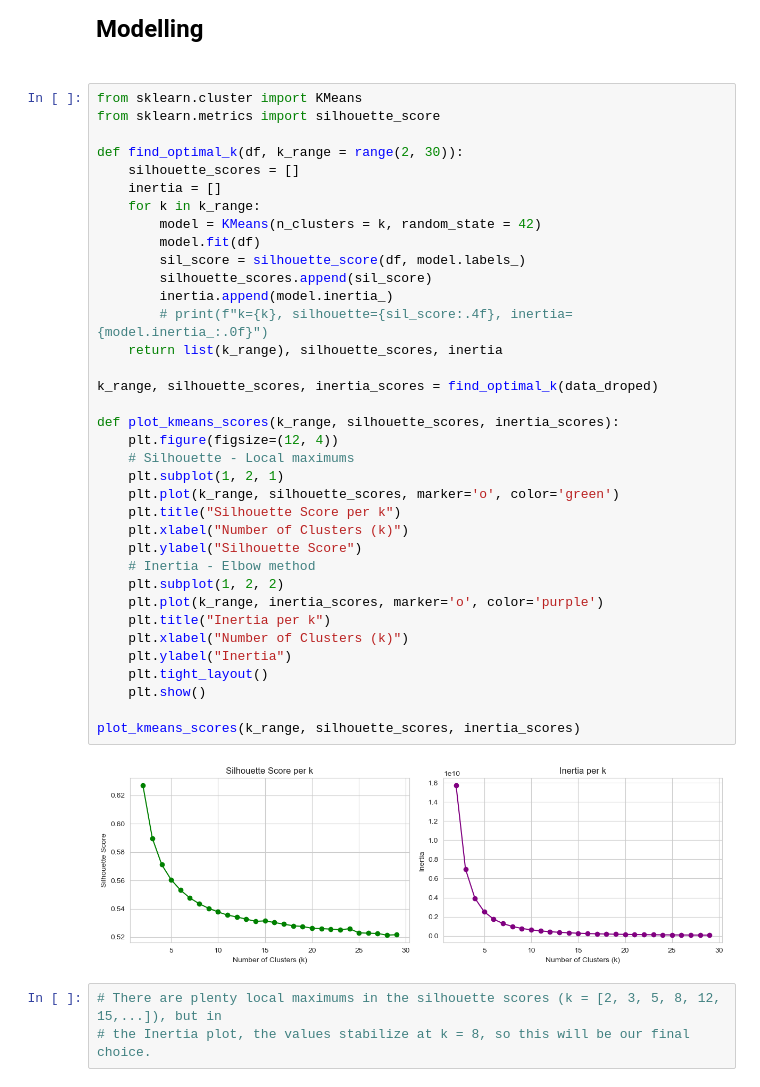
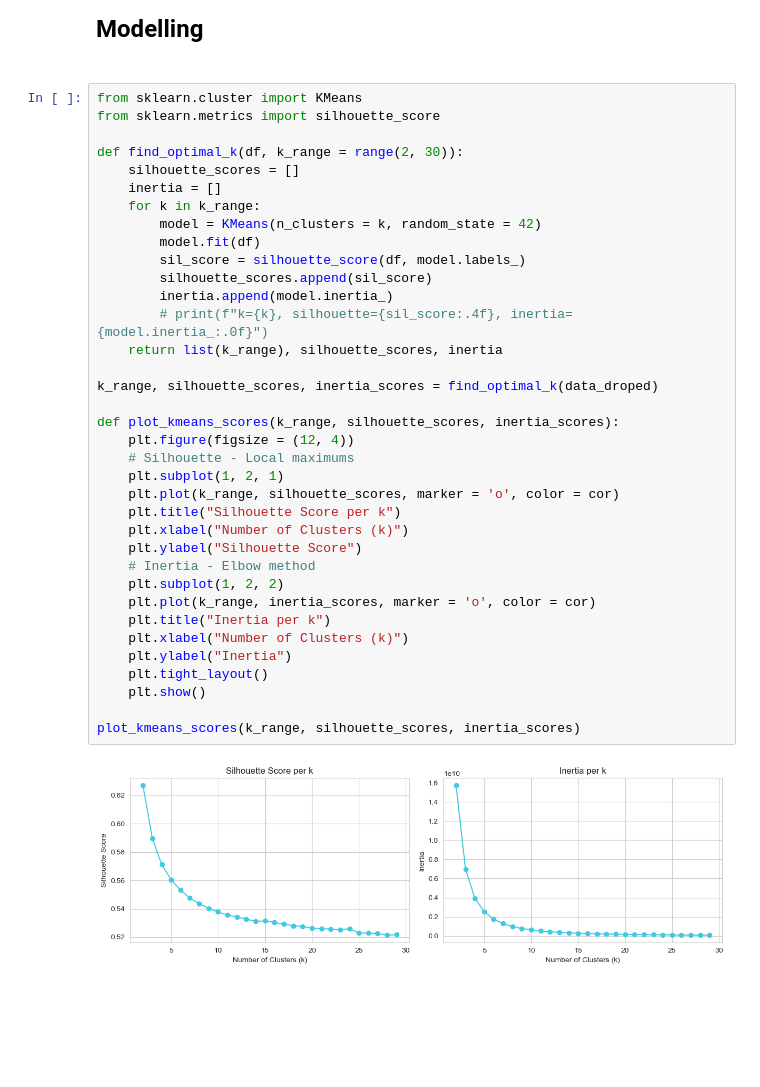
Before and after one commit to inesbchainho/ML_unsupervized_learning_26, a Jupyter notebook: Main_Notebook.ipynb, the cells around one changed output. Saved outputs shown, nothing was run; the diff lists cells and outputs as text; blank space fills up the shorter version.

```diff
--- a/Main_Notebook.ipynb
+++ b/Main_Notebook.ipynb
@@ -340,37 +372,34 @@ from sklearn.metrics import silhouette_score
 def find_optimal_k(df, k_range = range(2, 30)):
     silhouette_scores = []
     inertia = []
     for k in k_range:
         model = KMeans(n_clusters = k, random_state = 42)
         model.fit(df)
         sil_score = silhouette_score(df, model.labels_)
         silhouette_scores.append(sil_score)
         inertia.append(model.inertia_)
         # print(f"k={k}, silhouette={sil_score:.4f}, inertia={model.inertia_:.0f}")
     return list(k_range), silhouette_scores, inertia
 
 k_range, silhouette_scores, inertia_scores = find_optimal_k(data_droped)
 
 def plot_kmeans_scores(k_range, silhouette_scores, inertia_scores):
-    plt.figure(figsize=(12, 4))
+    plt.figure(figsize = (12, 4))
     # Silhouette - Local maximums
     plt.subplot(1, 2, 1)
-    plt.plot(k_range, silhouette_scores, marker='o', color='green')
+    plt.plot(k_range, silhouette_scores, marker = 'o', color = cor)
     plt.title("Silhouette Score per k")
     plt.xlabel("Number of Clusters (k)")
     plt.ylabel("Silhouette Score")
     # Inertia - Elbow method
     plt.subplot(1, 2, 2)
-    plt.plot(k_range, inertia_scores, marker='o', color='purple')
+    plt.plot(k_range, inertia_scores, marker = 'o', color = cor)
     plt.title("Inertia per k")
     plt.xlabel("Number of Clusters (k)")
     plt.ylabel("Inertia")
     plt.tight_layout()
     plt.show()
 
 plot_kmeans_scores(k_range, silhouette_scores, inertia_scores)
 # %% [output]
-[figure, old version]
+[figure, new version]
-# %%
-# There are plenty local maximums in the silhouette scores (k = [2, 3, 5, 8, 12, 15,...]), but in
-# the Inertia plot, the values stabilize at k = 8, so this will be our final choice.
```
Also changed, not shown: parts of 5 cells of this notebook.
